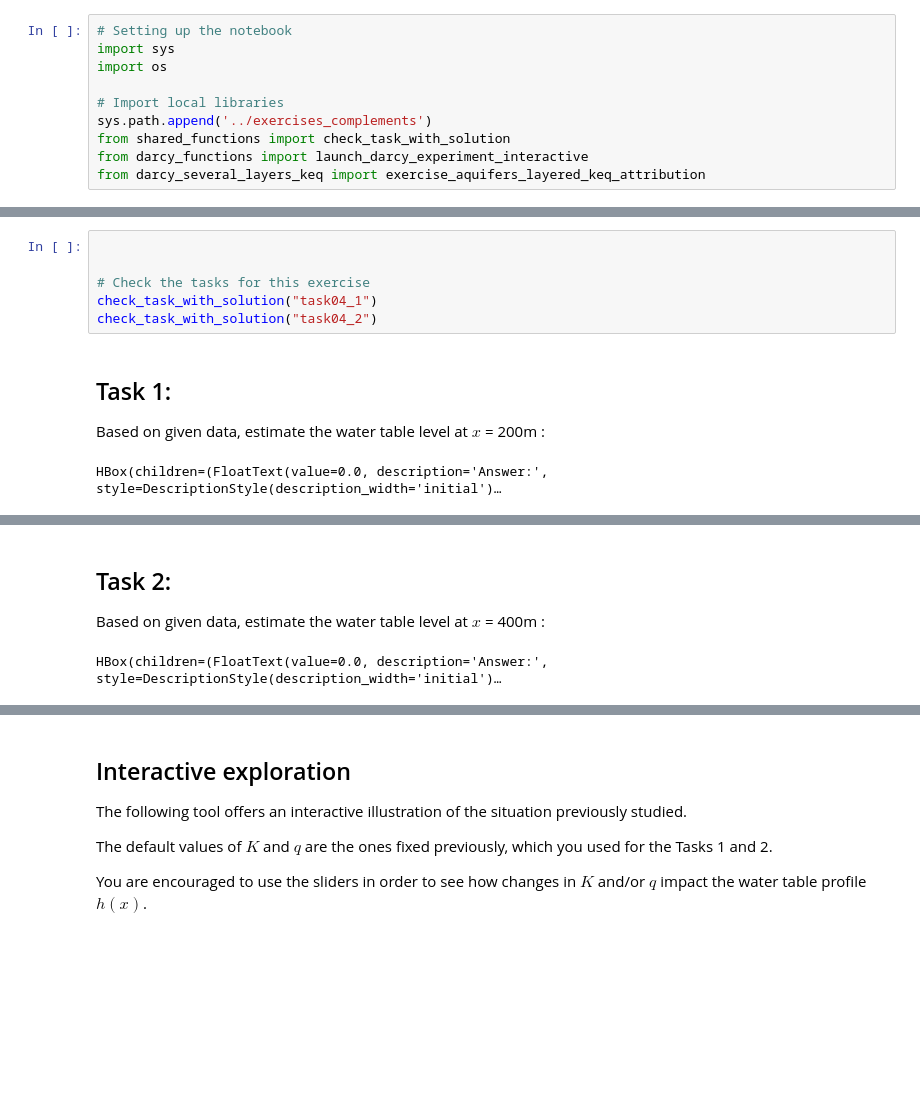
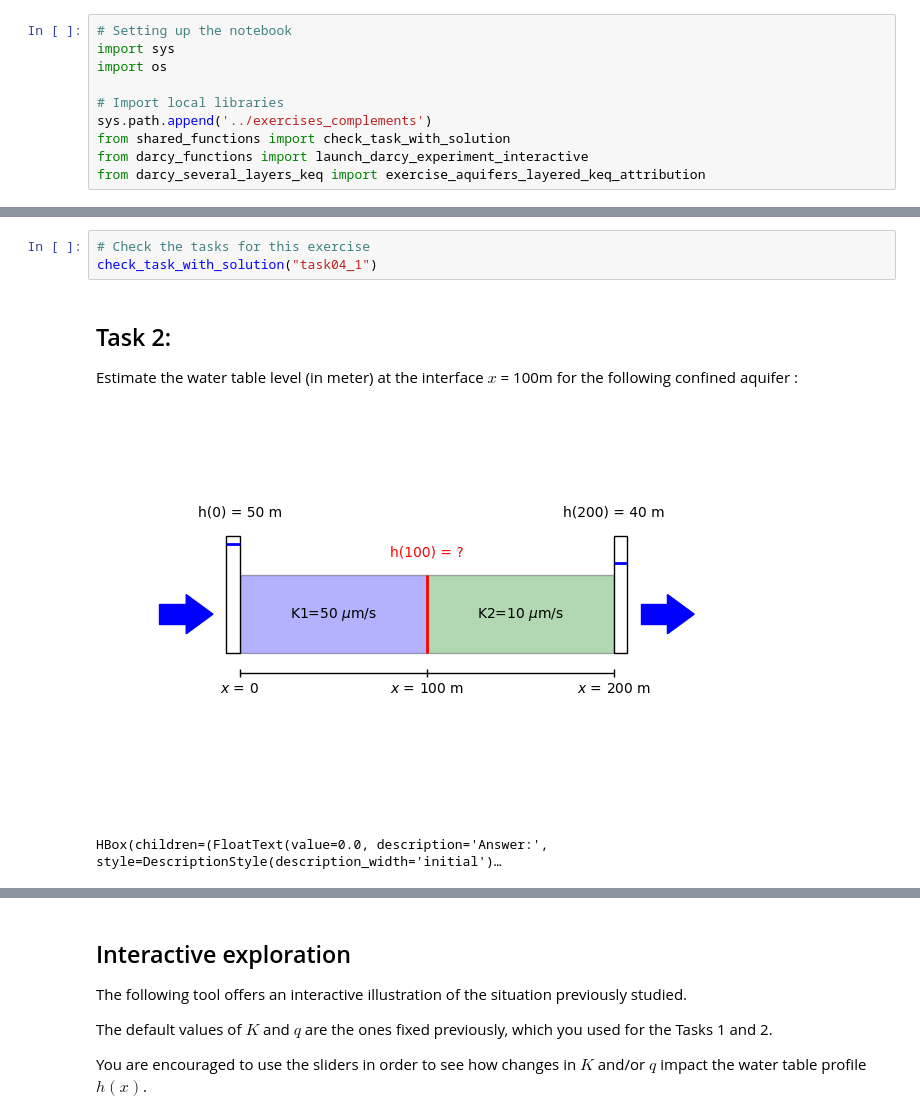
Before and after one commit to mabesa/applied_groundwater_modelling, a Jupyter notebook: exercise04/exercise04.ipynb, the cells around one changed output, grey strips where cells are left out. Drawn from its saved outputs; the diff is of its cells as text; blank space fills up the shorter version.

```diff
--- a/exercise04/exercise04.ipynb
+++ b/exercise04/exercise04.ipynb
@@ -25,18 +36,12 @@ An observation wells is installed at $x_0$ and measures the water table hight th
 # %%
-
-
 # Check the tasks for this exercise
 check_task_with_solution("task04_1")
-check_task_with_solution("task04_2")
 # %% [output]
 
-## Task 1:
-Based on given data, estimate the water table level at $x$ = 200m :
+## Task 2:
+Estimate the water table level (in meter) at the interface $x$ = 100m for the following confined aquifer :
+[figure, added]
 HBox(children=(FloatText(value=0.0, description='Answer:', style=DescriptionStyle(description_width='initial')…
 [interactive output not drawn]
 [interactive output not drawn]
 [interactive output not drawn]
-
-## Task 2:
-Based on given data, estimate the water table level at $x$ = 400m :
-HBox(children=(FloatText(value=0.0, description='Answer:', style=DescriptionStyle(description_width='initial')…
```
Also changed, not shown: parts of 13 cells of this notebook, 4 other files.
